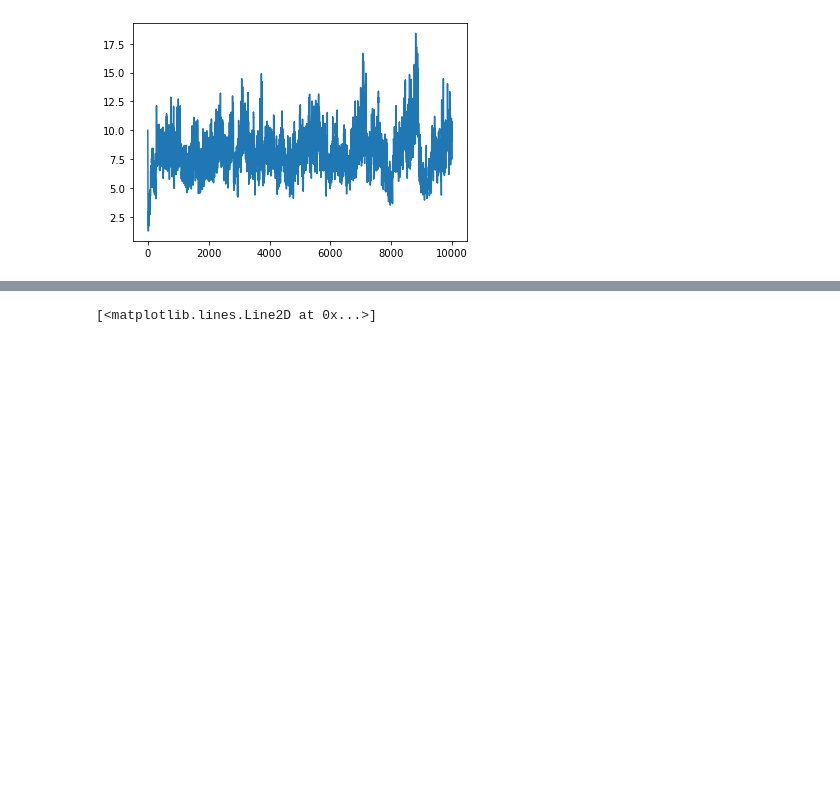
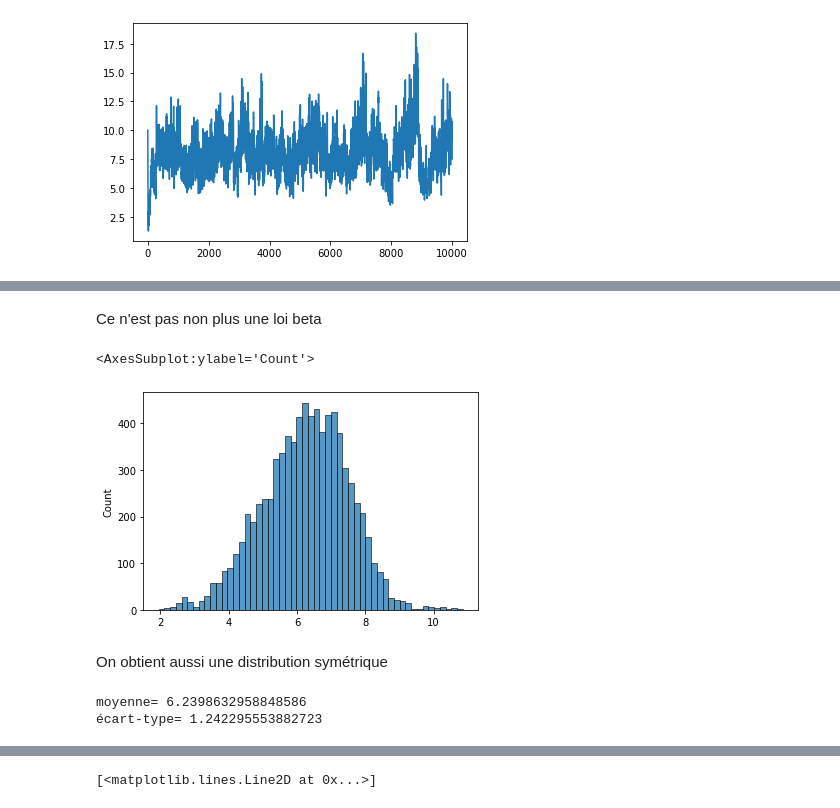
Before and after one commit to erialc-cal/MCM_Listeria_Prevalence, a Jupyter notebook: exploratoire_robin.ipynb, the cells around one changed output, grey strips where cells are left out. Drawn from its saved outputs; the diff is of its cells as text; code cells hidden in the pictures; blank space fills up the shorter version.

```diff
--- a/exploratoire_robin.ipynb
+++ b/exploratoire_robin.ipynb
@@ -730,0 +541,20 @@ np.mean(y[0:20000,92])
+# %% [markdown]
+Ce n'est pas non plus une loi beta
+# %%
+# kappa
+
+sns.histplot((y[2000:,92]))
+# %% [output]
+<AxesSubplot:ylabel='Count'>
+[figure, added]
+# %% [markdown]
+On obtient aussi une distribution symétrique
+# %%
+moy2=np.mean(y[2000:,92])
+e_type2=np.std(y[2000:,92])
+
+print("moyenne=",moy2)
+print("écart-type=",e_type2)
+# %% [output]
+moyenne= 6.2398632958848586
+écart-type= 1.242295553882723
```
Also changed, not shown: parts of 61 cells of this notebook.
